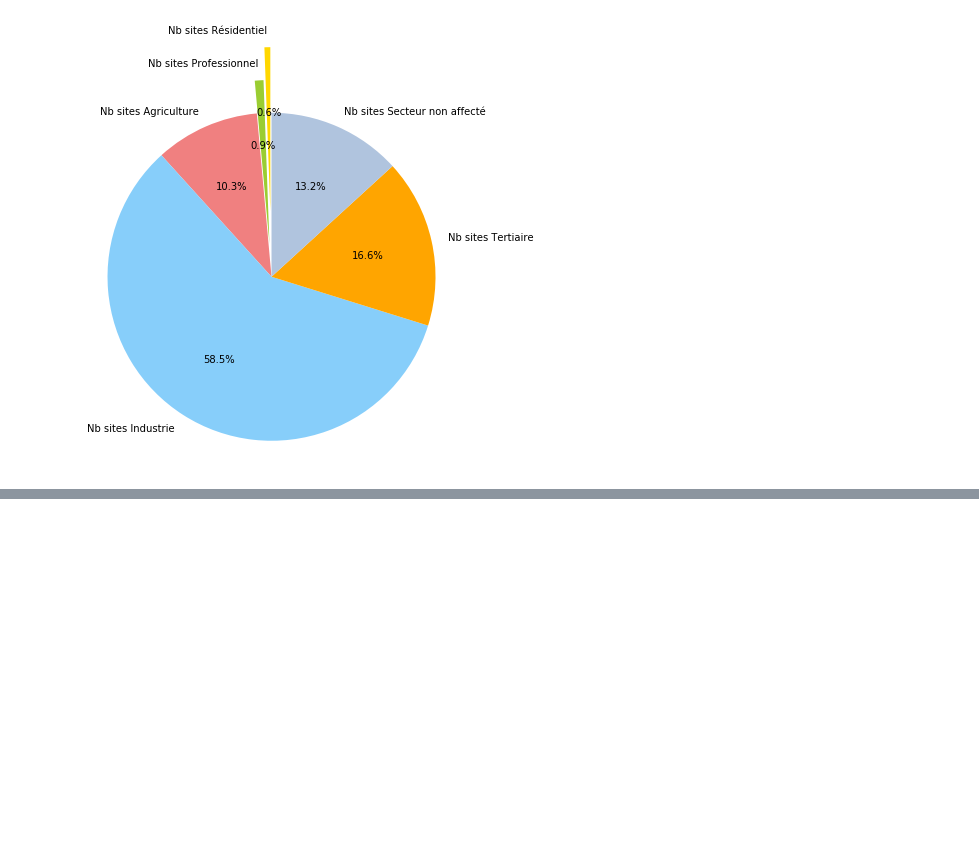
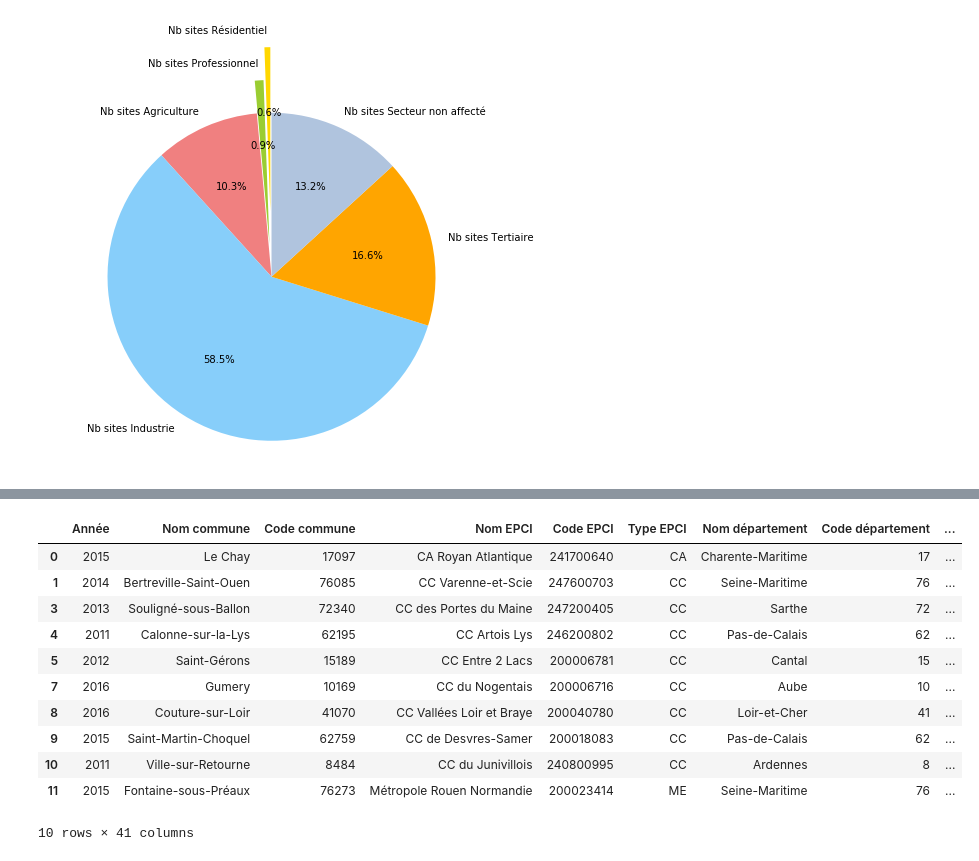
Before and after one commit to gomesfernandes/EnedisHadoop4Unistra, a Jupyter notebook: EDA conso par commune.ipynb, the cells around one changed output, grey strips where cells are left out. Drawn from its saved outputs; the diff is of its cells as text; code cells hidden in the pictures; blank space fills up the shorter version.

```diff
--- a/EDA conso par commune.ipynb
+++ b/EDA conso par commune.ipynb
@@ -52,8 +56,0 @@ df_total.to_csv("ENEDIS_data_preprocessed.csv", index=False, header=False, sep="
-# %%
-df_total["Total_Residences"] = (df_total["Résidences principales avant 1919"] \
-+ df_total["Résidences principales de 1919 à 1945"] \
-+ df_total["Résidences principales de 1946 à 1970"] \
-+ df_total["Résidences principales de 1971 à 1990"] \
-+ df_total["Résidences principales de 1991 à 2005"] \
-+ df_total["Résidences principales de 2006 à 2010"] \
-+ df_total["Résidences principales après 2011"]).apply(round)
@@ -139,2 +110,15 @@ plt.show()
 # %%
-df_total[]
+df_total.head(10)
+# %% [output]
+|  | Année | Nom commune | Code commune | Nom EPCI | Code EPCI | Type EPCI | Nom département | Code département | ... |
+| 0 | 2015 | Le Chay | 17097 | CA Royan Atlantique | 241700640 | CA | Charente-Maritime | 17 | ... |
+| 1 | 2014 | Bertreville-Saint-Ouen | 76085 | CC Varenne-et-Scie | 247600703 | CC | Seine-Maritime | 76 | ... |
+| 3 | 2013 | Souligné-sous-Ballon | 72340 | CC des Portes du Maine | 247200405 | CC | Sarthe | 72 | ... |
+| 4 | 2011 | Calonne-sur-la-Lys | 62195 | CC Artois Lys | 246200802 | CC | Pas-de-Calais | 62 | ... |
+| 5 | 2012 | Saint-Gérons | 15189 | CC Entre 2 Lacs | 200006781 | CC | Cantal | 15 | ... |
+| 7 | 2016 | Gumery | 10169 | CC du Nogentais | 200006716 | CC | Aube | 10 | ... |
+| 8 | 2016 | Couture-sur-Loir | 41070 | CC Vallées Loir et Braye | 200040780 | CC | Loir-et-Cher | 41 | ... |
+| 9 | 2015 | Saint-Martin-Choquel | 62759 | CC de Desvres-Samer | 200018083 | CC | Pas-de-Calais | 62 | ... |
+| 10 | 2011 | Ville-sur-Retourne | 8484 | CC du Junivillois | 240800995 | CC | Ardennes | 8 | ... |
+| 11 | 2015 | Fontaine-sous-Préaux | 76273 | Métropole Rouen Normandie | 200023414 | ME | Seine-Maritime | 76 | ... |
+10 rows × 41 columns
```
Also changed, not shown: parts of 6 cells of this notebook, 1 other file.
